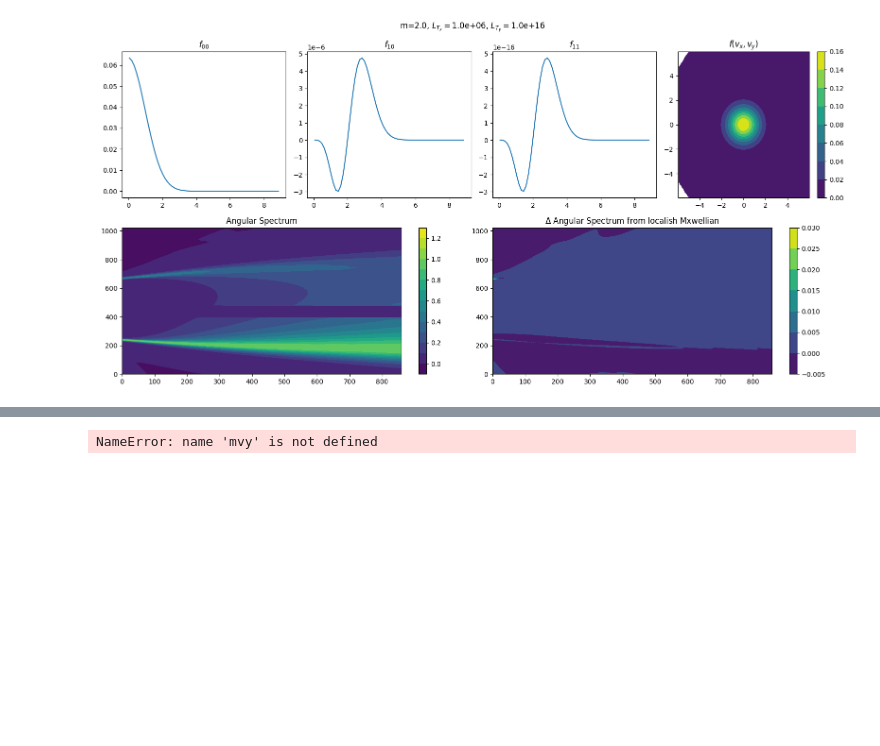
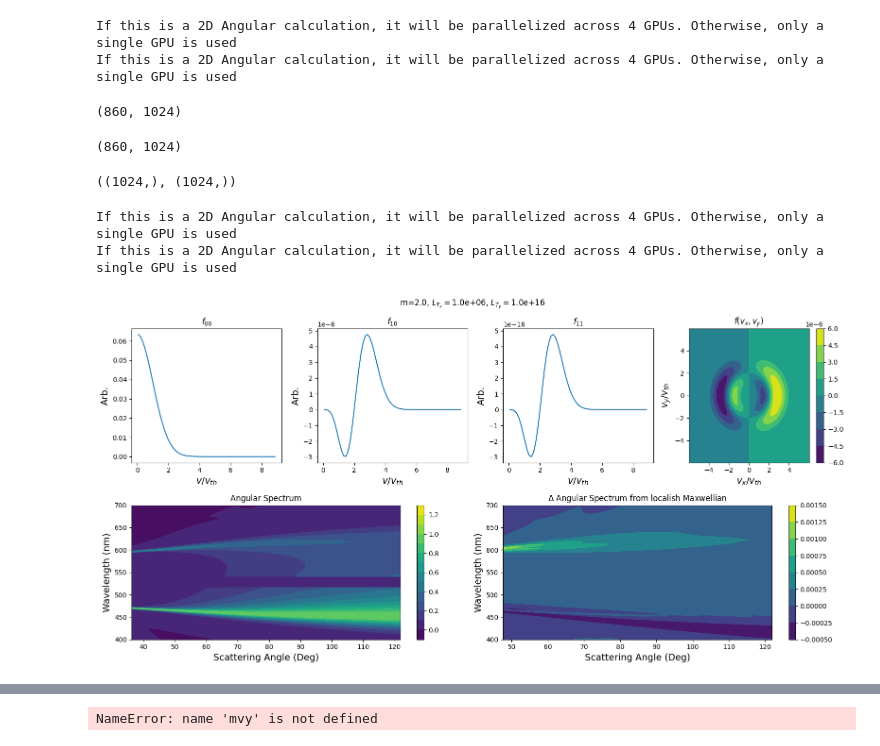
Before and after one commit to ergodicio/tsadar, a Jupyter notebook: arts2d_fwd.ipynb, the cells around one changed output, grey strips where cells are left out. Cells and saved outputs as stored; diff of their text form; code cells hidden in the pictures; blank space fills up the shorter version.

```diff
--- a/arts2d_fwd.ipynb
+++ b/arts2d_fwd.ipynb
@@ -179,13 +179,29 @@ config["parameters"]["electron"]["fe"]["params"]["LTy"] = LTy = 1e16
 ts_diag = ThomsonScatteringDiagnostic(config, scattering_angles=sas)
 ts_params = ThomsonParams(config["parameters"], num_params=1, batch=False)
 ThryE, ThryI, lamAxisE, lamAxisI = ts_diag(ts_params, dummy_batch)
+fvxvy0 = ts_params.electron.distribution_functions()
+# %% [output]
+If this is a 2D Angular calculation, it will be parallelized across 4 GPUs. Otherwise, only a single GPU is used
+If this is a 2D Angular calculation, it will be parallelized across 4 GPUs. Otherwise, only a single GPU is used
+# %%
+ThryE.shape
+# %% [output]
+(860, 1024)
+# %%
+pThryE.shape
+# %% [output]
+(860, 1024)
+# %%
+ts_diag.scattering_angles["angAxis"].shape, lamAxisE.shape
+# %% [output]
+((1024,), (1024,))
 # %%
 config["parameters"]["electron"]["fe"]["params"]["init_m"] = m = 2.0
 config["parameters"]["electron"]["fe"]["params"]["LTx"] = LTx = 1e6
 config["parameters"]["electron"]["fe"]["params"]["LTy"] = LTy = 1e16
 ts_diag = ThomsonScatteringDiagnostic(config, scattering_angles=sas)
 ts_params = ThomsonParams(config["parameters"], num_params=1, batch=False)
-pThryE, ThryI, lamAxisE, lamAxisI = ts_diag(ts_params, dummy_batch)
+# pThryE, ThryI, lamAxisE, lamAxisI = ts_diag(ts_params, dummy_batch)
 # make a grid spec in which the first row has two plots and the second row has one plot
 # Define the GridSpec
 f00 = ts_params.electron.distribution_functions.get_f00()
@@ -197,38 +213,53 @@ gs = gridspec.GridSpec(2, 4, height_ratios=[1, 1])
 fig = plt.figure(figsize=(16, 8), tight_layout=True)
 vr = ts_params.electron.distribution_functions.vr
 
 # First row: Two plots
 ax1 = fig.add_subplot(gs[0, 0])  # First plot in the first row
 ax2 = fig.add_subplot(gs[0, 1])  # Second plot in the first row
 ax3 = fig.add_subplot(gs[0, 2])  # Second plot in the first row
 ax4 = fig.add_subplot(gs[0, 3])  # Second plot in the first row
 
 # Second row: One plot spanning two columns
 ax5 = fig.add_subplot(gs[1, :2])  # Single plot span
 ax6 = fig.add_subplot(gs[1, 2:])  # Single plot span
 
 # fig, ax = plt.subplots(2, 2, figsize=(10, 4), tight_layout=True)
-c = ax5.contourf(pThryE.T, levels=np.linspace(-0.1, 1.3, 15))
+c = ax5.contourf(ts_diag.scattering_angles["angAxis"][90:950], lamAxisE, pThryE.T, levels=np.linspace(-0.1, 1.3, 15))
 ax5.set_title("Angular Spectrum")
+ax5.set_ylabel("Wavelength (nm)", fontsize=14)
+ax5.set_xlabel("Scattering Angle (Deg)", fontsize=14)
 fig.colorbar(c)
 
-c = ax6.contourf((pThryE-ThryE).T)
-ax6.set_title("$\Delta$ Angular Spectrum from localish Mxwellian")
+c = ax6.contourf(ts_diag.scattering_angles["angAxis"][90:950][100:], lamAxisE, (pThryE-ThryE)[100:,].T)
+ax6.set_title("$\Delta$ Angular Spectrum from localish Maxwellian")
+ax6.set_ylabel("Wavelength (nm)", fontsize=14)
+ax6.set_xlabel("Scattering Angle (Deg)", fontsize=14)
 fig.colorbar(c)
 
 ax1.plot(vr, ts_params.electron.distribution_functions.get_f00())
 ax1.set_title("$f_{00}$")
+ax1.set_xlabel(r"$v / v_{th}$", fontsize=14)
+ax1.set_ylabel("Arb.", fontsize=14)
 ax2.plot(vr, ts_params.electron.distribution_functions.flm[1][0] * f00)
 ax2.set_title("$f_{10}$")
+ax2.set_xlabel(r"$v / v_{th}$", fontsize=14)
+ax2.set_ylabel("Arb.", fontsize=14)
 ax3.plot(vr, ts_params.electron.distribution_functions.flm[1][1] * f00)
 ax3.set_title("$f_{11}$")
-c = ax4.contourf(vx, vx, fvxvy)
+ax3.set_xlabel(r"$v / v_{th}$", fontsize=14)
+ax3.set_ylabel("Arb.", fontsize=14)
+
+c = ax4.contourf(vx, vx, fvxvy-fvxvy0)
+ax4.set_xlabel(r"$v_x / v_{th}$", fontsize=14)
+ax4.set_ylabel(r"$v_y / v_{th}$", fontsize=14)
 ax4.set_title("$f(v_x, v_y)$")
 fig.colorbar(c)
 fig.suptitle(f"m={m:.1f}" + ", $L_{T_x} =$" + f"{LTx:.1e}" + ", $L_{T_y} = $" + f"{LTy:.1e}")
 fig.savefig(f"arts2d-m={m:.1f}-LTx={LTx:.1e}-LTy={LTy:.1e}.png", bbox_inches="tight")
 # %% [output]
+If this is a 2D Angular calculation, it will be parallelized across 4 GPUs. Otherwise, only a single GPU is used
+If this is a 2D Angular calculation, it will be parallelized across 4 GPUs. Otherwise, only a single GPU is used
-[figure, old version]
+[figure, new version]
 # %%
 config["parameters"]["electron"]["fe"]["params"]["init_m"] = m = 2.0
 config["parameters"]["electron"]["fe"]["params"]["LTx"] = LTx = 1e16
```
Also changed, not shown: parts of 3 cells of this notebook.
